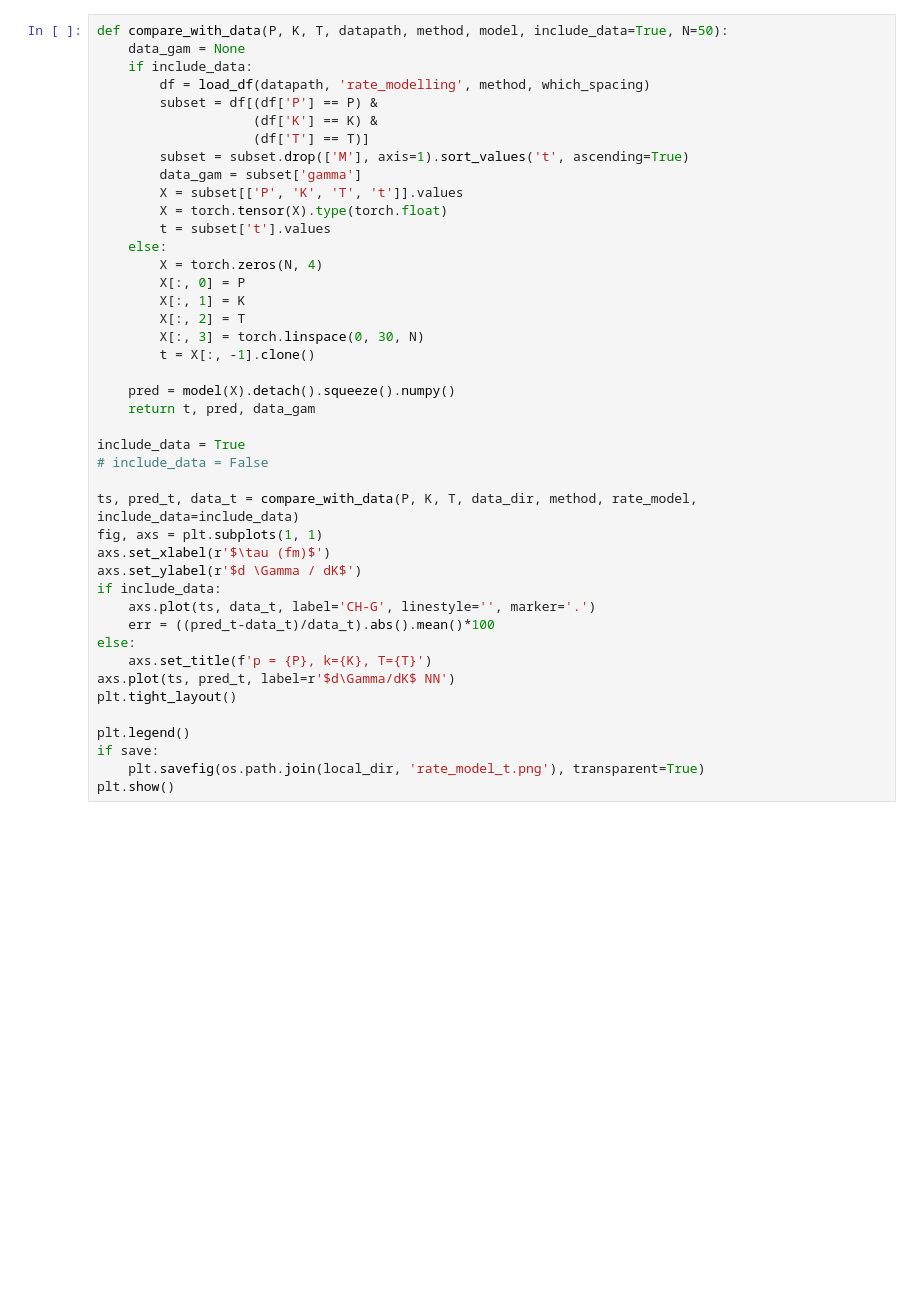
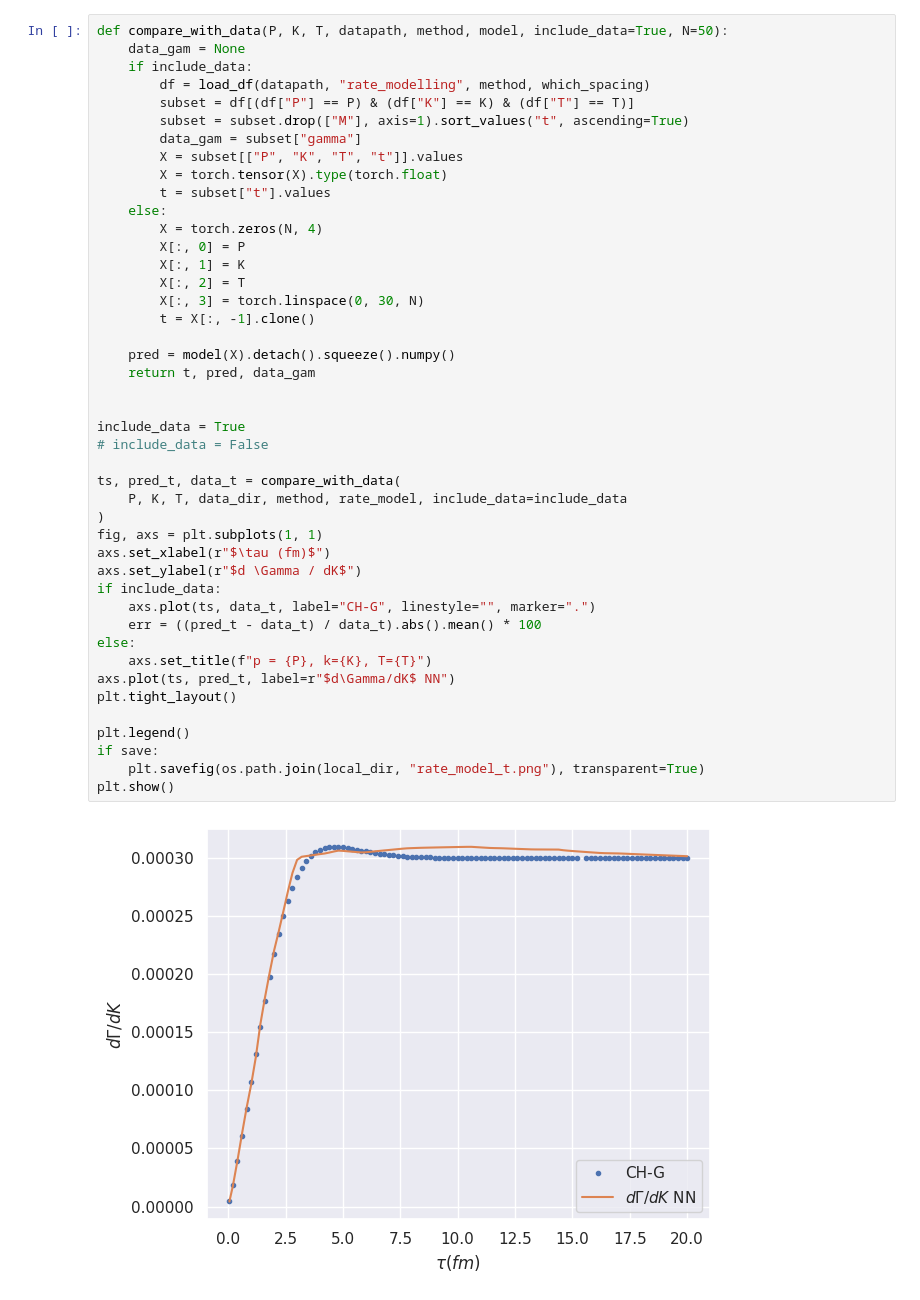
Before and after one commit to chavezrodz/RateModelling, a Jupyter notebook: figures.ipynb, the cells around one changed output. Saved outputs shown, nothing was run; the diff lists cells and outputs as text; blank space fills up the shorter version.

```diff
--- a/figures.ipynb
+++ b/figures.ipynb
@@ -84,44 +113,47 @@ plt.show()
 # %%
 def compare_with_data(P, K, T, datapath, method, model, include_data=True, N=50):
     data_gam = None
     if include_data:
-        df = load_df(datapath, 'rate_modelling', method, which_spacing)
-        subset = df[(df['P'] == P) &
-                    (df['K'] == K) &
-                    (df['T'] == T)]
-        subset = subset.drop(['M'], axis=1).sort_values('t', ascending=True)
-        data_gam = subset['gamma']
-        X = subset[['P', 'K', 'T', 't']].values
+        df = load_df(datapath, "rate_modelling", method, which_spacing)
+        subset = df[(df["P"] == P) & (df["K"] == K) & (df["T"] == T)]
+        subset = subset.drop(["M"], axis=1).sort_values("t", ascending=True)
+        data_gam = subset["gamma"]
+        X = subset[["P", "K", "T", "t"]].values
         X = torch.tensor(X).type(torch.float)
-        t = subset['t'].values
+        t = subset["t"].values
     else:
         X = torch.zeros(N, 4)
         X[:, 0] = P
         X[:, 1] = K
         X[:, 2] = T
         X[:, 3] = torch.linspace(0, 30, N)
         t = X[:, -1].clone()
 
     pred = model(X).detach().squeeze().numpy()
     return t, pred, data_gam
 
+
 include_data = True
 # include_data = False
 
-ts, pred_t, data_t = compare_with_data(P, K, T, data_dir, method, rate_model, include_data=include_data)
+ts, pred_t, data_t = compare_with_data(
+    P, K, T, data_dir, method, rate_model, include_data=include_data
+)
 fig, axs = plt.subplots(1, 1)
-axs.set_xlabel(r'$\tau (fm)$')
-axs.set_ylabel(r'$d \Gamma / dK$')
+axs.set_xlabel(r"$\tau (fm)$")
+axs.set_ylabel(r"$d \Gamma / dK$")
 if include_data:
-    axs.plot(ts, data_t, label='CH-G', linestyle='', marker='.')
-    err = ((pred_t-data_t)/data_t).abs().mean()*100
+    axs.plot(ts, data_t, label="CH-G", linestyle="", marker=".")
+    err = ((pred_t - data_t) / data_t).abs().mean() * 100
 else:
-    axs.set_title(f'p = {P}, k={K}, T={T}')
-axs.plot(ts, pred_t, label=r'$d\Gamma/dK$ NN')
+    axs.set_title(f"p = {P}, k={K}, T={T}")
+axs.plot(ts, pred_t, label=r"$d\Gamma/dK$ NN")
 plt.tight_layout()
 
 plt.legend()
 if save:
-    plt.savefig(os.path.join(local_dir, 'rate_model_t.png'), transparent=True)
+    plt.savefig(os.path.join(local_dir, "rate_model_t.png"), transparent=True)
 plt.show()
+# %% [output]
+[figure, added]
 # %%
```
Also changed, not shown: parts of 5 cells of this notebook, 3 other files.
